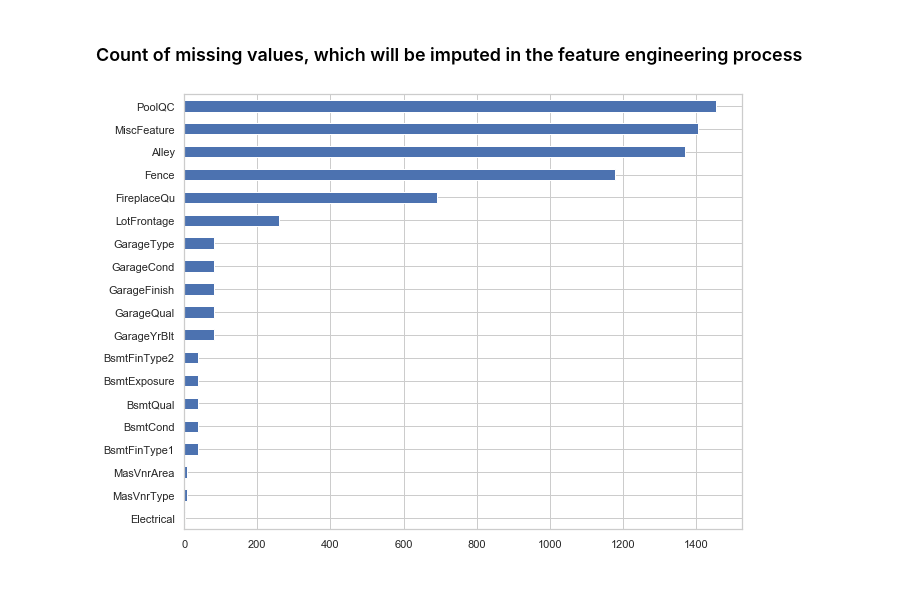
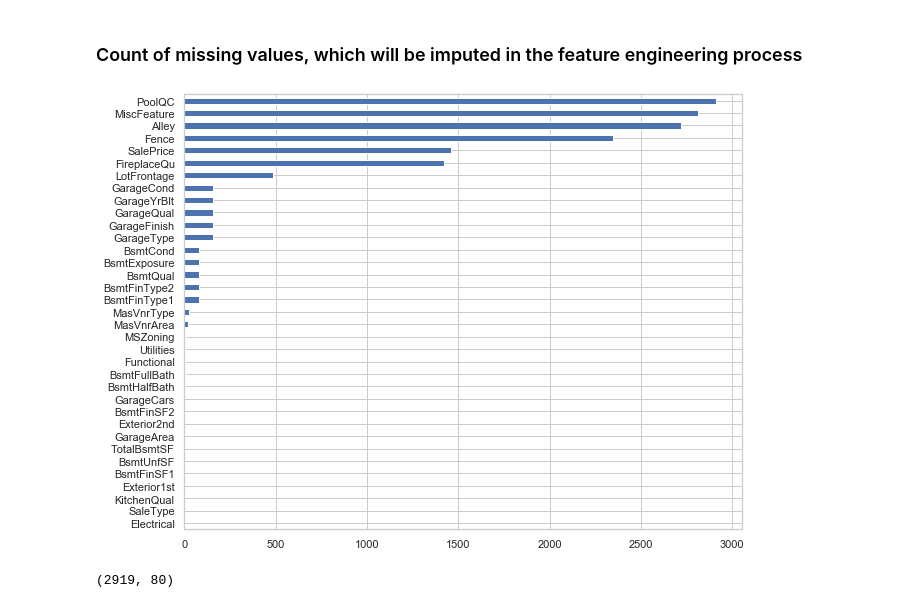
Before and after one commit to ryanhpark/HousingPricePrediction_ML, a Jupyter notebook: Ryan/EDA.ipynb, the cells around one changed output. Drawn from its saved outputs; the diff is of its cells as text; code cells hidden in the pictures.

```diff
--- a/Ryan/EDA.ipynb
+++ b/Ryan/EDA.ipynb
@@ -13,7 +13,8 @@ pd.set_option('display.max_rows', 500)
 # %% [markdown]
 ## Load Data
 # %%
-train = pd.read_csv("train.csv",index_col = "Id")
+train = pd.read_csv("../train.csv",index_col = "Id")
+test = pd.read_csv("../test.csv", index_col = "Id")
 print(train.shape)
 print(train.columns)
 # %% [output]
@@ -37,8 +38,8 @@ Index(['MSSubClass', 'MSZoning', 'LotFrontage', 'LotArea', 'Street', 'Alley',
       dtype='object')
 # %%
 # Change Year and Month to categorical variables
-train[['YearBuilt', 'YearRemodAdd','MoSold', 'YrSold']] = \
-    train[['YearBuilt', 'YearRemodAdd','MoSold', 'YrSold']].astype("category")
+train[['YearBuilt', 'YearRemodAdd','MoSold', 'YrSold','GarageYrBlt']] = \
+    train[['YearBuilt', 'YearRemodAdd','MoSold', 'YrSold','GarageYrBlt']].astype("category")
 # %%
 train.sample(10)
 # %% [output]
@@ -209,7 +228,12 @@ sns.scatterplot(data = train, x = "GrLivArea", y = "SalePrice");
 # %% [markdown]
 ### Count of missing values, which will be imputed in the feature engineering process
 # %%
-missing = pd.DataFrame(train.isna().sum().sort_values(), columns = ["Count_NaN"])
+df = pd.concat([train,test])
+missing = pd.DataFrame(df.isna().sum().sort_values(), columns = ["Count_NaN"])
 missing[missing["Count_NaN"] > 0].plot(kind= 'barh', figsize=(10,8),legend = None);
 # %% [output]
-[figure, old version]
+[figure, new version]
+# %%
+df.shape
+# %% [output]
+(2919, 80)
```
Also changed, not shown: parts of 8 cells of this notebook.
